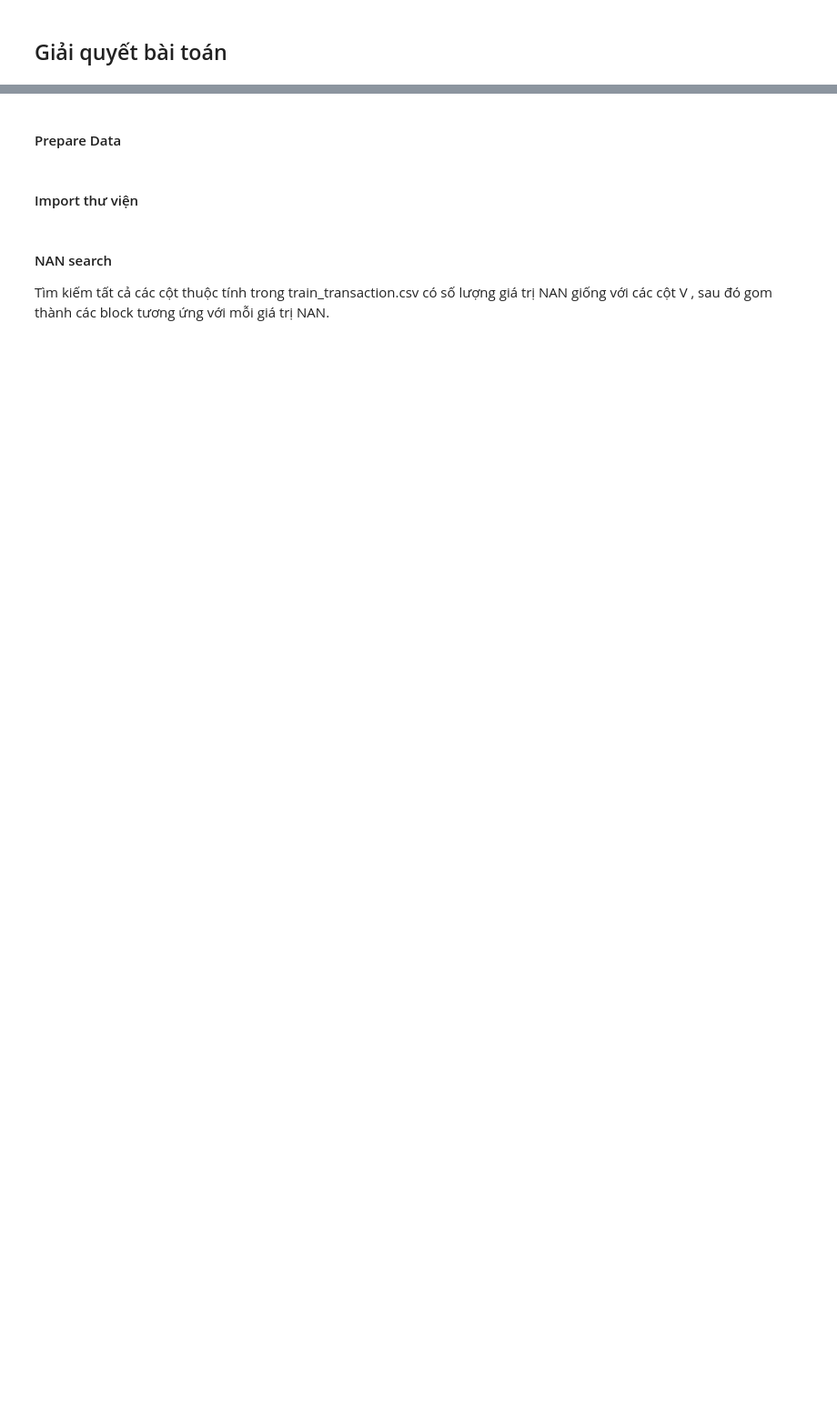
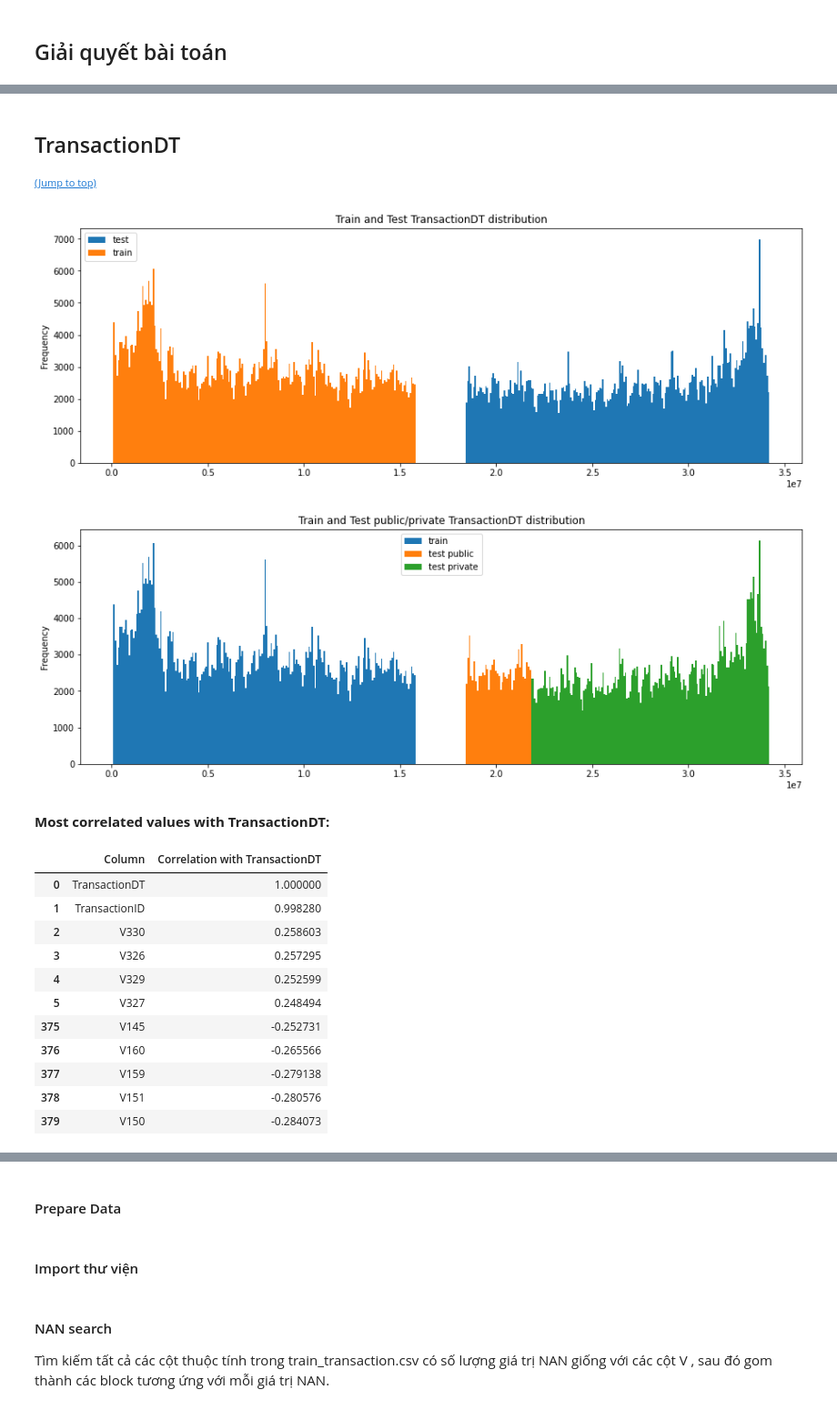
Before and after one commit to trandaitai327/IEEE-CIS-Fraud-Detection, a Jupyter notebook: Report.ipynb, the cells around one changed output, grey strips where cells are left out. Shown at 91% size. Drawn from its saved outputs; the diff is of its cells as text; code cells hidden in the pictures; blank space fills up the shorter version.

```diff
--- a/Report.ipynb
+++ b/Report.ipynb
@@ -87,0 +247,33 @@ Với 339 cột thuộc tính V ,ta thực hiện giảm số lượng cột V c
+# %%
+COL = 'TransactionDT'
+h('<h2 id="c_' + COL + '">' + COL + '</h2>' + '<a style="font-size:11px" href="#home">(Jump to top)</a>')
+
+te['TransactionDT'].plot(kind='hist', figsize=(15, 5), label='test', bins=200, title='Train and Test TransactionDT distribution')
+tr['TransactionDT'].plot(kind='hist', label='train', bins=200)
+plt.legend()
+plt.show()
+tr['TransactionDT'].plot(kind='hist', figsize=(15, 5), label='train', bins=200, title='Train and Test public/private TransactionDT distribution')
+n_public = int(te.shape[0] * 0.2)
+te.loc[:n_public, 'TransactionDT'].plot(kind='hist', label='test public', bins=40)
+te.loc[n_public:, 'TransactionDT'].plot(kind='hist', label='test private', bins=160)
+plt.legend()
+plt.show()
+corr1(COL)
+# %% [output]
+TransactionDT
+(Jump to top)
+[figure, added]
+[figure, added]
+Most correlated values with TransactionDT:
+|  | Column | Correlation with TransactionDT |
+| 0 | TransactionDT | 1.000000 |
+| 1 | TransactionID | 0.998280 |
+| 2 | V330 | 0.258603 |
+| 3 | V326 | 0.257295 |
+| 4 | V329 | 0.252599 |
+| 5 | V327 | 0.248494 |
+| 375 | V145 | -0.252731 |
+| 376 | V160 | -0.265566 |
+| 377 | V159 | -0.279138 |
+| 378 | V151 | -0.280576 |
+| 379 | V150 | -0.284073 |
```
Also changed, not shown: parts of 111 cells of this notebook.
